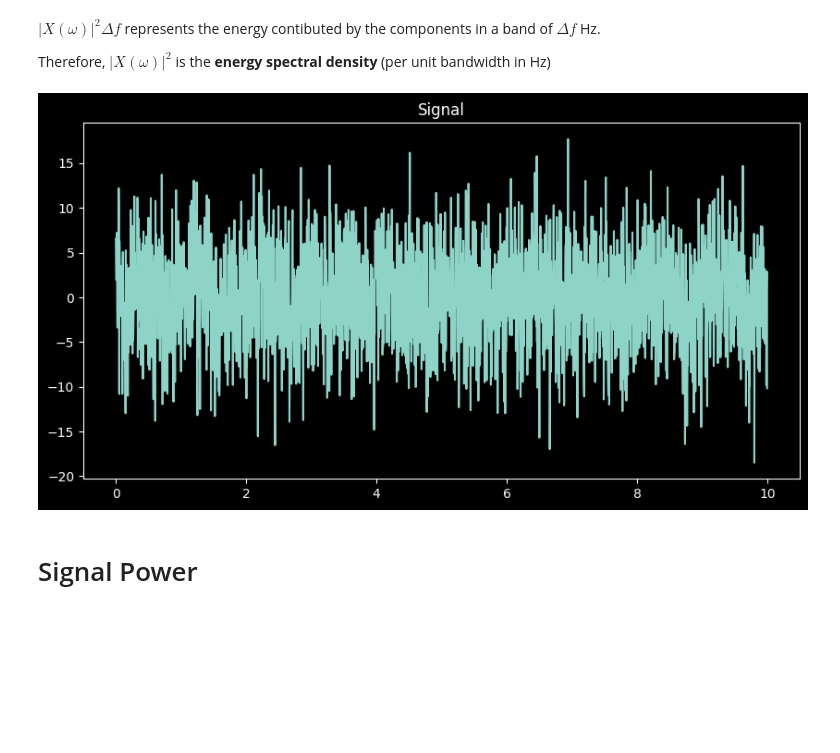
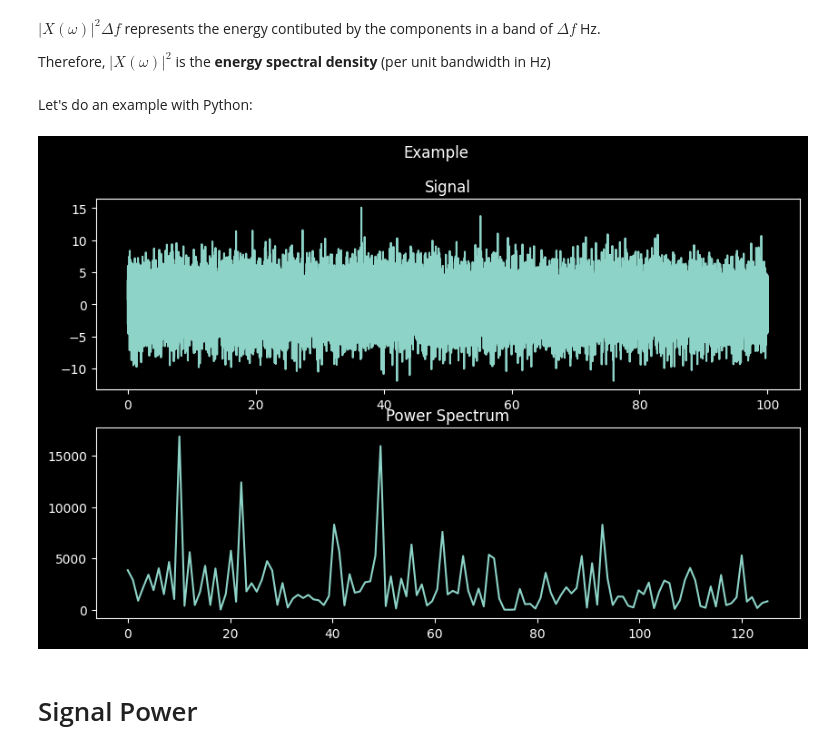
Before and after one commit to aylinavch/Notes, a Jupyter notebook: PSDs.ipynb, the cells around one changed output. Saved outputs shown, nothing was run; the diff lists cells and outputs as text; code cells hidden in the pictures; blank space fills up the shorter version.

Commit message:
Updating Signals

```diff
--- a/PSDs.ipynb
+++ b/PSDs.ipynb
@@ -20,6 +20,8 @@ $\Delta E_x = \frac{1}{2\pi} |X(k\Delta \omega)|^2 \Delta \omega = |X(k\Delta\om
 $|X(\omega)|^2 \Delta f$ represents the energy contibuted by the components in a band of $\Delta f$ Hz.
 
 Therefore, $|X(\omega)|^2$ is the **energy spectral density** (per unit bandwidth in Hz)
+# %% [markdown]
+Let's do an example with Python:
 # %%
 import numpy as np
 from matplotlib import pyplot as plt
@@ -29,16 +31,26 @@ from scipy.signal import welch
 plt.style.use('dark_background')
 # %%
 fs = 250
-L = 50
+L = 100
 t = np.linspace(0,L,fs*L)
-sig = np.sin(2*np.pi*t) + np.sin(10*2*np.pi*t) + 5*np.random.normal(0,1,fs*L)
+freq1 = 10
+freq2 = 40
+sig = np.sin(freq1*2*np.pi*t) + np.sin(freq2*2*np.pi*t) + 3*np.random.normal(0,1,fs*L)
 
-plt.figure(figsize=(10,5))
-plt.title('Signal')
-plt.plot(t[:10*fs],sig[:10*fs])
-plt.show()
+energy = np.abs(fft(sig, fs))**2
+freqs = np.linspace(0,fs/2,len(energy)//2)
+energy = energy[:len(energy)//2]
-# %% [output]
-[figure, removed]
+# %%
+fig, axs = plt.subplots(2, figsize=(10,6))
+fig.suptitle('Example')
+axs[0].plot(t, sig)
+axs[0].set_title('Signal')
+
+axs[1].plot(freqs, energy)
+axs[1].set_title('Power Spectrum')
+plt.show()
+# %% [output]
+[figure, added]
 # %% [markdown]
 # Signal Power
 # %% [markdown]
```
Also changed, not shown: 7 other files.
